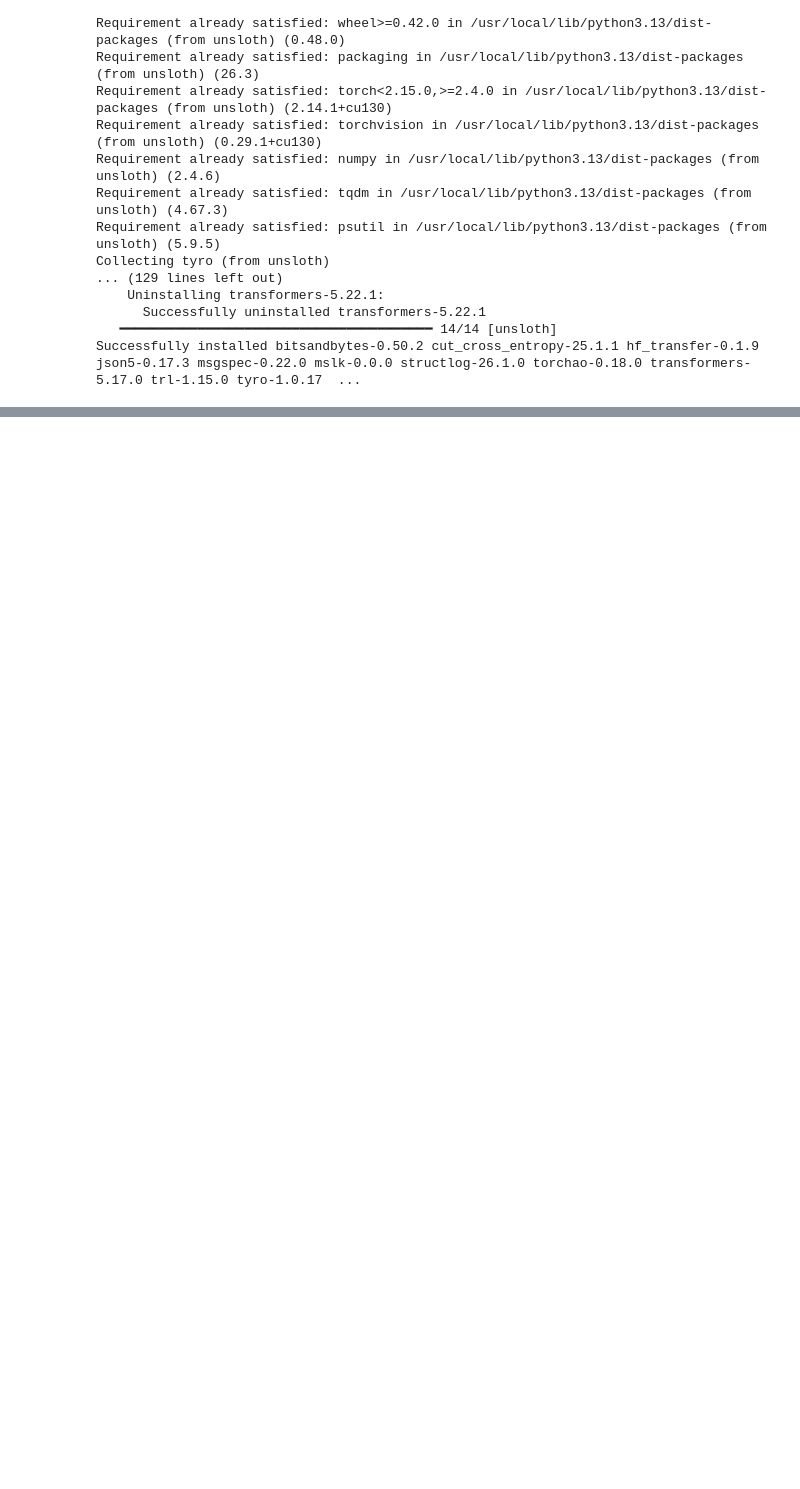
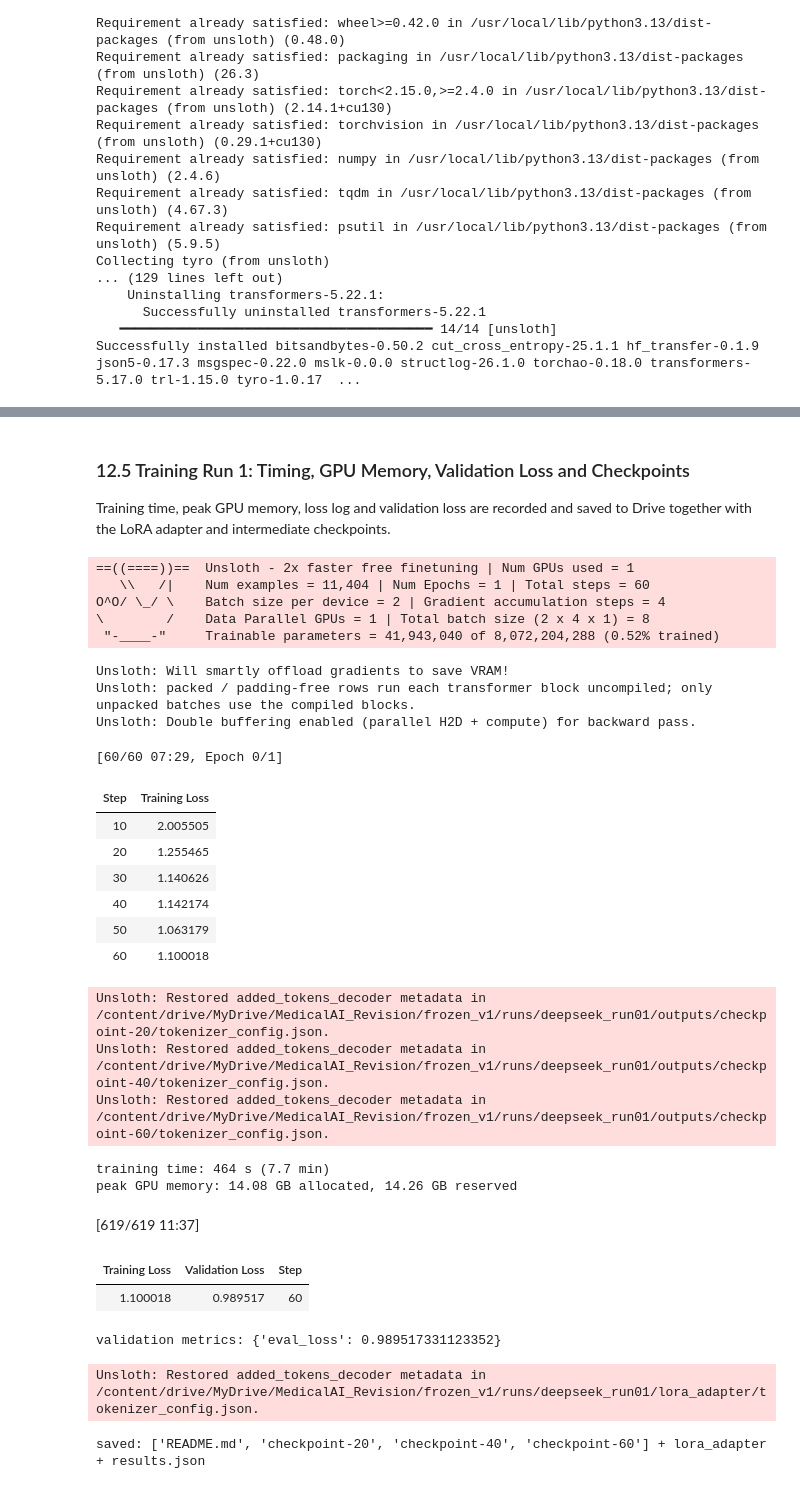
Before and after one commit to sabbir179/Multi_Agent_Medical_AI, a Jupyter notebook: notebooks/dataset_verification_notebook.ipynb, the cells around one changed output, grey strips where cells are left out. Drawn from its saved outputs; the diff is of its cells as text; code cells hidden in the pictures; blank space fills up the shorter version.

Commit message:
Add DeepSeek retraining run 1 (train split only): training log, validation loss, inference latency

```diff
--- a/notebooks/dataset_verification_notebook.ipynb
+++ b/notebooks/dataset_verification_notebook.ipynb
@@ -1058,0 +1294,73 @@ Successfully installed bitsandbytes-0.50.2 cut_cross_entropy-25.1.1 hf_transfer-
+# %% [markdown]
+### 12.5 Training Run 1: Timing, GPU Memory, Validation Loss and Checkpoints
+Training time, peak GPU memory, loss log and validation loss are recorded and saved to Drive together with the LoRA adapter and intermediate checkpoints.
+# %%
+import os, time, json, torch
+
+torch.cuda.empty_cache()
+torch.cuda.reset_peak_memory_stats()
+
+t0 = time.time()
+trainer_stats = trainer.train()
+train_seconds = time.time() - t0
+
+peak_allocated = torch.cuda.max_memory_allocated() / 1e9
+peak_reserved = torch.cuda.max_memory_reserved() / 1e9
+print(f"training time: {train_seconds:.0f} s ({train_seconds/60:.1f} min)")
+print(f"peak GPU memory: {peak_allocated:.2f} GB allocated, {peak_reserved:.2f} GB reserved")
+
+# validation loss, measured after training (no change to the training recipe)
+t1 = time.time()
+val_metrics = trainer.evaluate()
+eval_seconds = time.time() - t1
+print("validation metrics:", val_metrics)
+
+# save the LoRA adapter and tokenizer
+adapter_dir = f"{RUN_DIR}/lora_adapter"
+model_lora.save_pretrained(adapter_dir)
+tokenizer.save_pretrained(adapter_dir)
+
+results = {
+    "run_id": RUN_ID,
+    "train_seconds": round(train_seconds, 1),
+    "eval_seconds": round(eval_seconds, 1),
+    "gpu_peak_allocated_gb": round(peak_allocated, 2),
+    "gpu_peak_reserved_gb": round(peak_reserved, 2),
+    "gpu_total_gb": round(torch.cuda.get_device_properties(0).total_memory / 1e9, 1),
+    "train_metrics": trainer_stats.metrics,
+    "val_metrics": val_metrics,
+    "log_history": trainer.state.log_history,
+    "adapter_dir": adapter_dir,
+    "checkpoints": sorted(os.listdir(f"{RUN_DIR}/outputs")),
+}
+with open(f"{RUN_DIR}/results.json", "w") as f:
+    json.dump(results, f, indent=2, default=str)
+print("saved:", results["checkpoints"], "+ lora_adapter + results.json")
+# %% [output]
+==((====))==  Unsloth - 2x faster free finetuning | Num GPUs used = 1
+   \\   /|    Num examples = 11,404 | Num Epochs = 1 | Total steps = 60
+O^O/ \_/ \    Batch size per device = 2 | Gradient accumulation steps = 4
+\        /    Data Parallel GPUs = 1 | Total batch size (2 x 4 x 1) = 8
+ "-____-"     Trainable parameters = 41,943,040 of 8,072,204,288 (0.52% trained)
+Unsloth: Will smartly offload gradients to save VRAM!
+Unsloth: packed / padding-free rows run each transformer block uncompiled; only unpacked batches use the compiled blocks.
+Unsloth: Double buffering enabled (parallel H2D + compute) for backward pass.
+[60/60 07:29, Epoch 0/1]
+| Step | Training Loss |
+| 10 | 2.005505 |
+| 20 | 1.255465 |
+| 30 | 1.140626 |
+| 40 | 1.142174 |
+| 50 | 1.063179 |
+| 60 | 1.100018 |
+Unsloth: Restored added_tokens_decoder metadata in /content/drive/MyDrive/MedicalAI_Revision/frozen_v1/runs/deepseek_run01/outputs/checkpoint-20/tokenizer_config.json.
+Unsloth: Restored added_tokens_decoder metadata in /content/drive/MyDrive/MedicalAI_Revision/frozen_v1/runs/deepseek_run01/outputs/checkpoint-40/tokenizer_config.json.
+Unsloth: Restored added_tokens_decoder metadata in /content/drive/MyDrive/MedicalAI_Revision/frozen_v1/runs/deepseek_run01/outputs/checkpoint-60/tokenizer_config.json.
+training time: 464 s (7.7 min)
+peak GPU memory: 14.08 GB allocated, 14.26 GB reserved
+[619/619 11:37]
+| Training Loss | Validation Loss | Step |
+| 1.100018 | 0.989517 | 60 |
+validation metrics: {'eval_loss': 0.989517331123352}
+Unsloth: Restored added_tokens_decoder metadata in /content/drive/MyDrive/MedicalAI_Revision/frozen_v1/runs/deepseek_run01/lora_adapter/tokenizer_config.json.
+saved: ['README.md', 'checkpoint-20', 'checkpoint-40', 'checkpoint-60'] + lora_adapter + results.json
```
Also changed, not shown: parts of 8 cells of this notebook.
